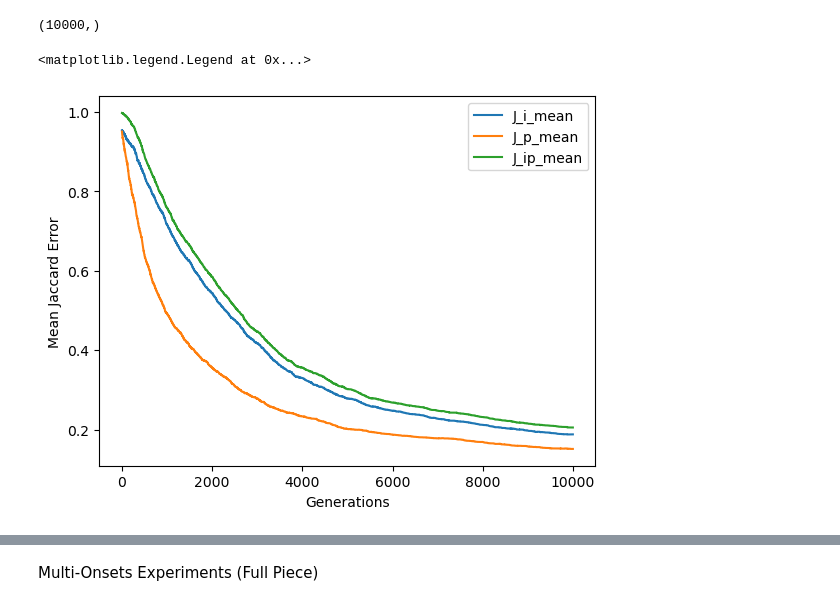
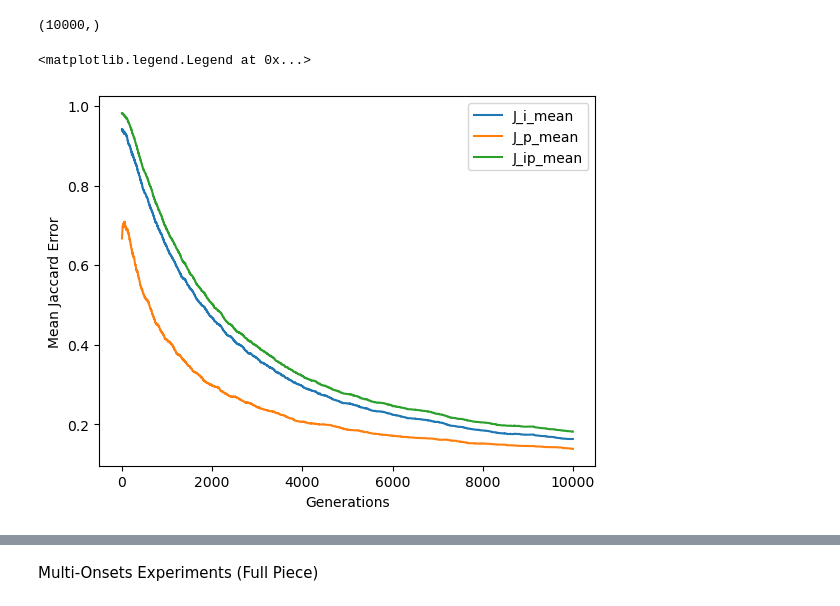
Before and after one commit to jd-rub/MA-thesis, a Jupyter notebook: notebooks/plotting.ipynb, the cells around one changed output, grey strips where cells are left out. Saved outputs shown, nothing was run; the diff lists cells and outputs as text; code cells hidden in the pictures.

Commit message:
Return of the add mode plots

```diff
--- a/notebooks/plotting.ipynb
+++ b/notebooks/plotting.ipynb
@@ -89,8 +89,8 @@ ax[1].legend()
 Single Onset Experiments
 # %%
 run_number = 0
-error_file = f"./experiments/ground_truth_scan/10k_baseline_errors.pkl"
-fitness_file = f"./experiments/ground_truth_scan/10k_baseline_fitnesses.pkl"
+error_file = f"./experiments/ground_truth_scan/preprocess_pitch_mut_reduced_more_errors.pkl"
+fitness_file = f"./experiments/ground_truth_scan/preprocess_pitch_mut_reduced_more_fitnesses.pkl"
 # %%
 with open(error_file, "rb") as fp:
     errors = pickle.load(fp)
@@ -114,12 +114,12 @@ j_i_means.shape
 # %% [output]
 (10000,)
 # %%
-plt.plot(j_i_means[4000:5000], label="J_i_mean")
-plt.plot(j_p_means[4000:5000], label="J_p_mean")
-plt.plot(j_ip_means[4000:5000], label="J_ip_mean")
+plt.plot(j_i_means, label="J_i_mean")
+plt.plot(j_p_means, label="J_p_mean")
+plt.plot(j_ip_means, label="J_ip_mean")
 plt.xlabel("Generations")
 plt.ylabel("Mean Jaccard Error")
 plt.legend()
 # %% [output]
 <matplotlib.legend.Legend at 0x...>
-[figure, old version]
+[figure, new version]
```
Also changed, not shown: parts of 2 cells of this notebook.
